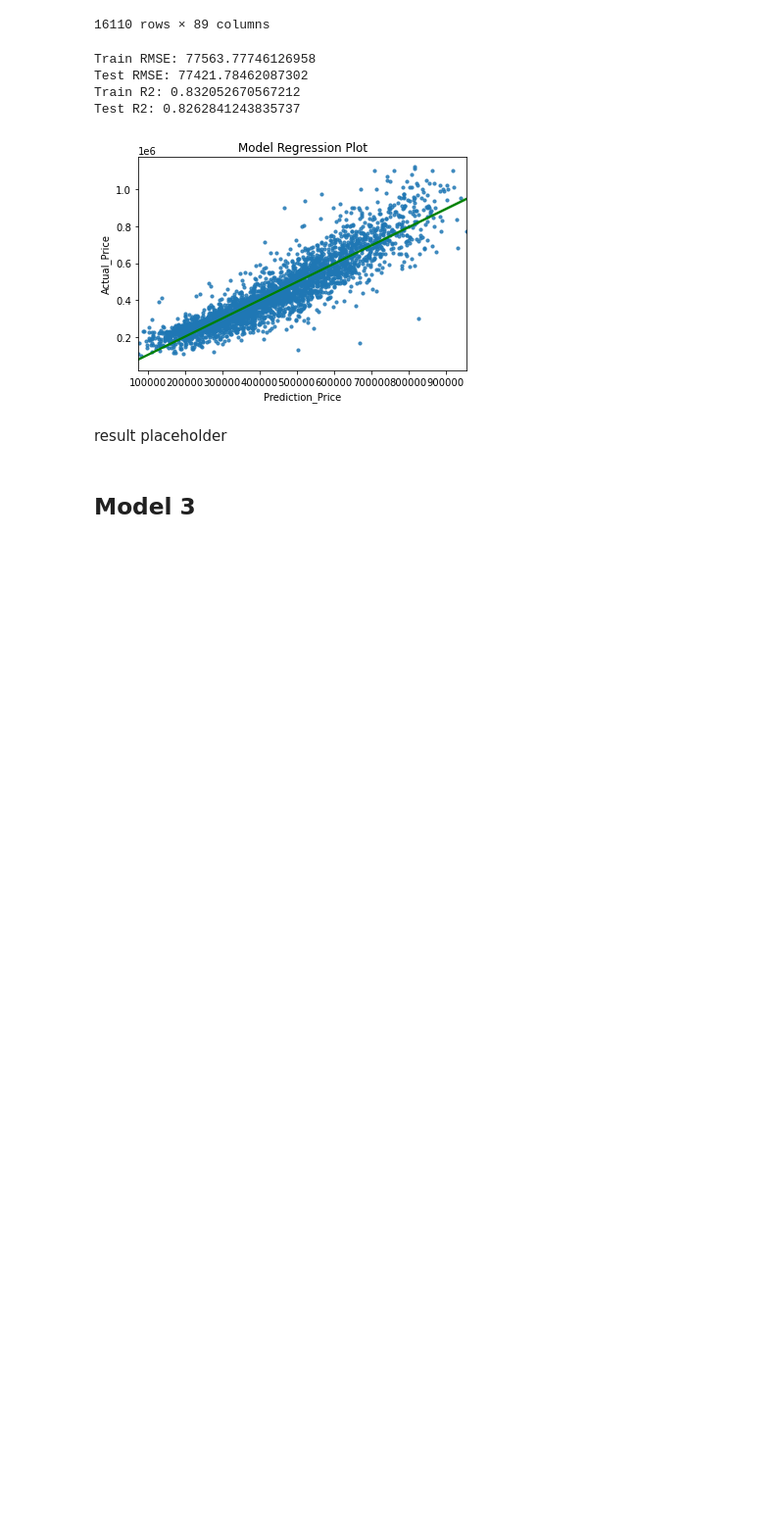
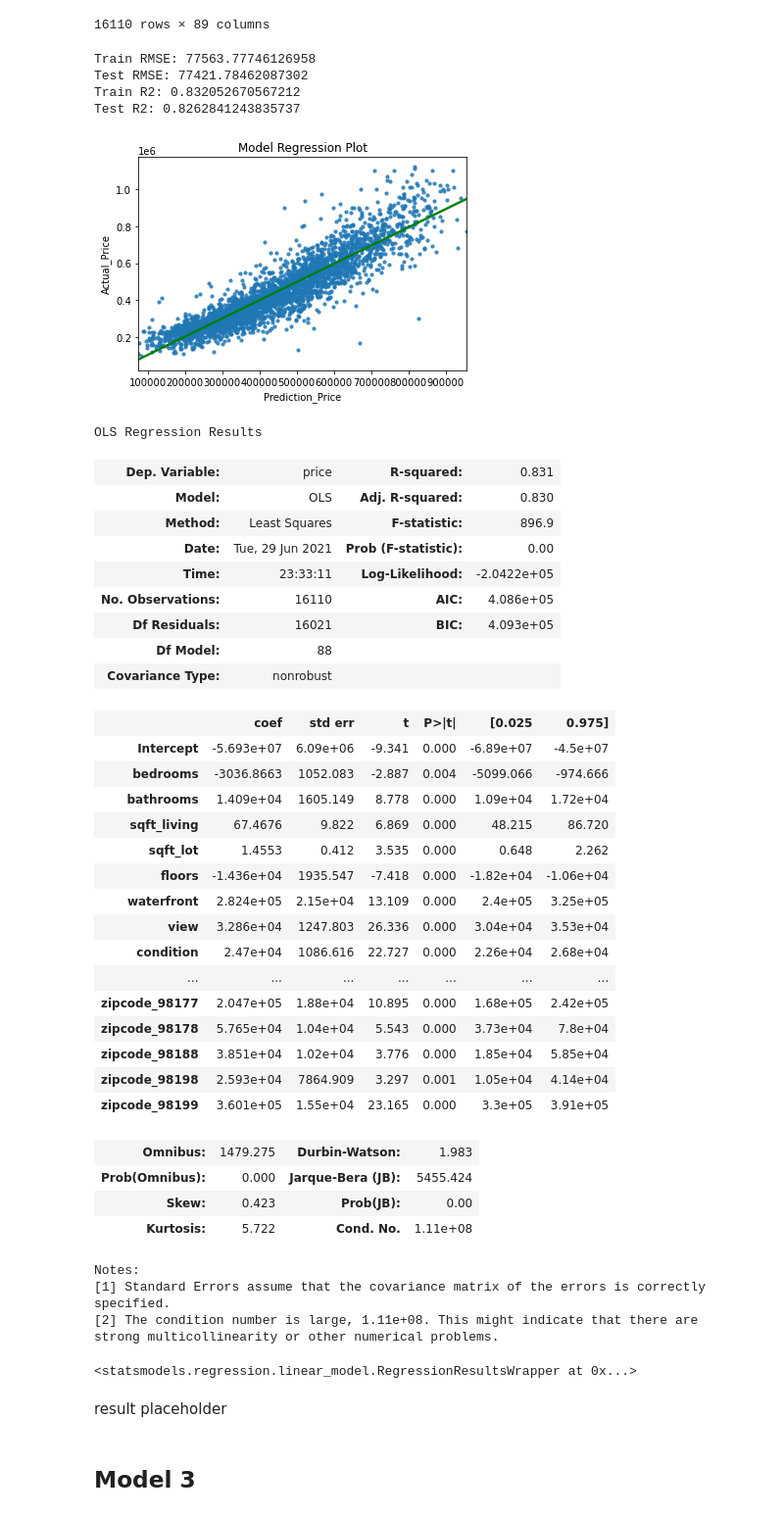
Before and after one commit to jennifernha/King-County-House-Sales, a Jupyter notebook: King County House Sales Analysis.ipynb, the cells around one changed output. Shown at 98% size. Drawn from its saved outputs; the diff is of its cells as text; code cells hidden in the pictures; blank space fills up the shorter version.

```diff
--- a/King County House Sales Analysis.ipynb
+++ b/King County House Sales Analysis.ipynb
@@ -594,8 +661,8 @@ df1_ohe
 # %%
 # Join One Hot Encoded dataframe with original dataframe and drop
 # original zipcodes column
-df2 = pd.concat([df1.drop('zipcode',axis=1),df1_ohe],axis=1)
-df2
+df3 = pd.concat([df1.drop('zipcode',axis=1),df1_ohe],axis=1)
+df3
 # %% [output]
 |  | price | bedrooms | bathrooms | sqft_living | sqft_lot | floors | waterfront | view | condition | grade | ... |
 | 0 | 221,900.00000 | 3 | 1.00000 | 1180 | 5650 | 1.00000 | 0.00000 | 0.00000 | 3 | 7 | ... |
@@ -662,6 +690,44 @@ Test RMSE: 77421.78462087302
 Train R2: 0.832052670567212
 Test R2: 0.8262841243835737
 [figure]
+# %%
+model_summary(df3)
+# %% [output]
+OLS Regression Results
+| Dep. Variable: | price | R-squared: | 0.831 |
+| Model: | OLS | Adj. R-squared: | 0.830 |
+| Method: | Least Squares | F-statistic: | 896.9 |
+| Date: | Tue, 29 Jun 2021 | Prob (F-statistic): | 0.00 |
+| Time: | 23:33:11 | Log-Likelihood: | -2.0422e+05 |
+| No. Observations: | 16110 | AIC: | 4.086e+05 |
+| Df Residuals: | 16021 | BIC: | 4.093e+05 |
+| Df Model: | 88 |  |  |
+| Covariance Type: | nonrobust |  |  |
+|  | coef | std err | t | P>|t| | [0.025 | 0.975] |
+| Intercept | -5.693e+07 | 6.09e+06 | -9.341 | 0.000 | -6.89e+07 | -4.5e+07 |
+| bedrooms | -3036.8663 | 1052.083 | -2.887 | 0.004 | -5099.066 | -974.666 |
+| bathrooms | 1.409e+04 | 1605.149 | 8.778 | 0.000 | 1.09e+04 | 1.72e+04 |
+| sqft_living | 67.4676 | 9.822 | 6.869 | 0.000 | 48.215 | 86.720 |
+| sqft_lot | 1.4553 | 0.412 | 3.535 | 0.000 | 0.648 | 2.262 |
+| floors | -1.436e+04 | 1935.547 | -7.418 | 0.000 | -1.82e+04 | -1.06e+04 |
+| waterfront | 2.824e+05 | 2.15e+04 | 13.109 | 0.000 | 2.4e+05 | 3.25e+05 |
+| view | 3.286e+04 | 1247.803 | 26.336 | 0.000 | 3.04e+04 | 3.53e+04 |
+| condition | 2.47e+04 | 1086.616 | 22.727 | 0.000 | 2.26e+04 | 2.68e+04 |
+| ... | ... | ... | ... | ... | ... | ... |
+| zipcode_98177 | 2.047e+05 | 1.88e+04 | 10.895 | 0.000 | 1.68e+05 | 2.42e+05 |
+| zipcode_98178 | 5.765e+04 | 1.04e+04 | 5.543 | 0.000 | 3.73e+04 | 7.8e+04 |
+| zipcode_98188 | 3.851e+04 | 1.02e+04 | 3.776 | 0.000 | 1.85e+04 | 5.85e+04 |
+| zipcode_98198 | 2.593e+04 | 7864.909 | 3.297 | 0.001 | 1.05e+04 | 4.14e+04 |
+| zipcode_98199 | 3.601e+05 | 1.55e+04 | 23.165 | 0.000 | 3.3e+05 | 3.91e+05 |
+| Omnibus: | 1479.275 | Durbin-Watson: | 1.983 |
+| Prob(Omnibus): | 0.000 | Jarque-Bera (JB): | 5455.424 |
+| Skew: | 0.423 | Prob(JB): | 0.00 |
+| Kurtosis: | 5.722 | Cond. No. | 1.11e+08 |
+Notes:
+[1] Standard Errors assume that the covariance matrix of the errors is correctly specified.
+[2] The condition number is large, 1.11e+08. This might indicate that there are
+strong multicollinearity or other numerical problems.
+<statsmodels.regression.linear_model.RegressionResultsWrapper at 0x...>
 # %% [markdown]
 result placeholder
 # %% [markdown]
```
Also changed, not shown: parts of 20 cells of this notebook.
